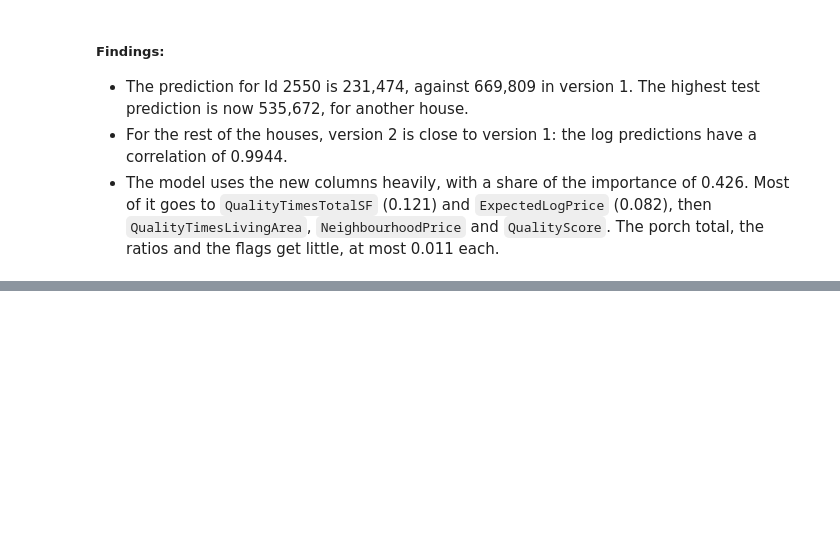
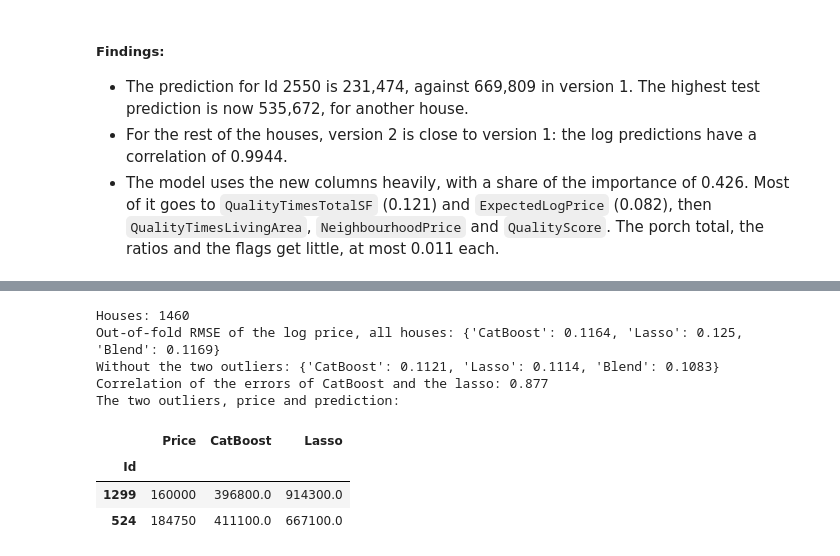
Before and after one commit to aramosw/house-prices, a Jupyter notebook: notebooks/Boosting.ipynb, the cells around one changed output, grey strips where cells are left out. Cells and saved outputs as stored; diff of their text form; code cells hidden in the pictures; blank space fills up the shorter version.

```diff
--- a/notebooks/Boosting.ipynb
+++ b/notebooks/Boosting.ipynb
@@ -480,0 +487,41 @@ Saved: ../submissions/catboost_v02.csv
+# %%
+from src.engineering import find_skewed
+from src.features import OUTLIER_IDS
+from src.pipeline import make_features as make_linear_features
+from src.regularisation import elastic_net, fit_standardiser, gram, standardise
+
+# Out-of-fold predictions of CatBoost version 2 and of the lasso, on the same folds, with the outliers in the validation houses.
+skewed = find_skewed(engineer(clean(train, train), clean(train, train)))
+parts = []
+for fold, (fit_index, validation_index) in enumerate(folds.split(train)):
+    fit_raw, validation_raw = train.iloc[fit_index], train.iloc[validation_index]
+    fit_clean, validation_clean, fit_features, validation_features = make_features_v2(fit_raw, validation_raw, True, drop_outliers=False)
+    catboost = with_seed("CatBoost", best_v2["CatBoost"], best_trees_v2["CatBoost"], 0).fit(fit_features.to_numpy(dtype=float), np.log(fit_clean["SalePrice"]).to_numpy())
+    # The lasso, at the alpha of the regularisation notebook.
+    lasso_fit_clean, lasso_validation_clean, lasso_fit, lasso_validation = make_linear_features(fit_raw, validation_raw, skewed, drop_outliers=False)
+    mean, std = fit_standardiser(lasso_fit)
+    y_fit = np.log(lasso_fit_clean["SalePrice"]).to_numpy()
+    G, c = gram(standardise(lasso_fit, mean, std), y_fit - y_fit.mean())
+    beta = elastic_net(G, c, 0.0025, 1.0)
+    parts.append(pd.DataFrame({"Actual": np.log(validation_clean["SalePrice"]).to_numpy(), "CatBoost": catboost.predict(validation_features.to_numpy(dtype=float)), "Lasso": y_fit.mean() + standardise(lasso_validation, mean, std) @ beta}, index=validation_clean.index))
+oof = pd.concat(parts).sort_index()
+oof["CatBoost_error"], oof["Lasso_error"] = oof["Actual"] - oof["CatBoost"], oof["Actual"] - oof["Lasso"]
+oof["Blend_error"] = (oof["CatBoost_error"] + oof["Lasso_error"]) / 2
+rmse = lambda error: float(np.sqrt(np.mean(np.square(error))))
+typical = ~oof.index.isin(OUTLIER_IDS)
+print("Houses:", len(oof))
+print("Out-of-fold RMSE of the log price, all houses:", {name: round(rmse(oof[f"{name}_error"]), 4) for name in ["CatBoost", "Lasso", "Blend"]})
+print("Without the two outliers:", {name: round(rmse(oof.loc[typical, f"{name}_error"]), 4) for name in ["CatBoost", "Lasso", "Blend"]})
+print("Correlation of the errors of CatBoost and the lasso:", round(float(np.corrcoef(oof["CatBoost_error"], oof["Lasso_error"])[0, 1]), 3))
+print("The two outliers, price and prediction:")
+display(pd.DataFrame({"Price": train.loc[OUTLIER_IDS, "SalePrice"], "CatBoost": np.exp(oof.loc[OUTLIER_IDS, "CatBoost"]).round(-2), "Lasso": np.exp(oof.loc[OUTLIER_IDS, "Lasso"]).round(-2)}))
+# %% [output]
+Houses: 1460
+Out-of-fold RMSE of the log price, all houses: {'CatBoost': 0.1164, 'Lasso': 0.125, 'Blend': 0.1169}
+Without the two outliers: {'CatBoost': 0.1121, 'Lasso': 0.1114, 'Blend': 0.1083}
+Correlation of the errors of CatBoost and the lasso: 0.877
+The two outliers, price and prediction:
+|  | Price | CatBoost | Lasso |
+| Id |  |  |  |
+| 1299 | 160000 | 396800.0 | 914300.0 |
+| 524 | 184750 | 411100.0 | 667100.0 |
```
Also changed, not shown: parts of 9 cells of this notebook, 2 other files.
